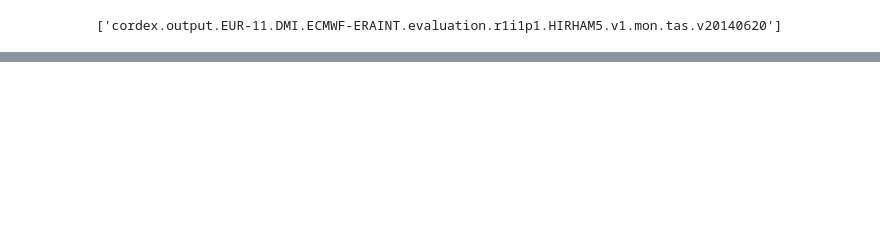
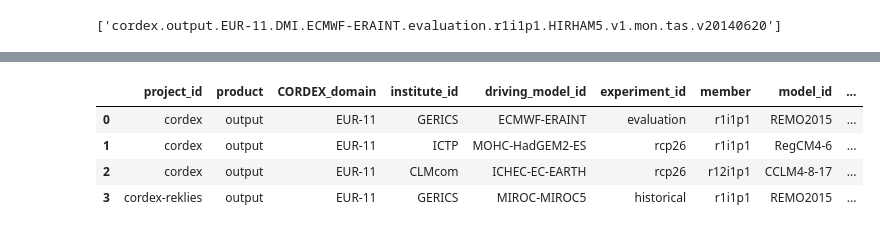
Before and after one commit to euro-cordex/cordex-aws, a Jupyter notebook: notebooks/recipe-creation.ipynb, the cells around one changed output, grey strips where cells are left out. Saved outputs shown, nothing was run; the diff lists cells and outputs as text; code cells hidden in the pictures; blank space fills up the shorter version.

```diff
--- a/notebooks/recipe-creation.ipynb
+++ b/notebooks/recipe-creation.ipynb
@@ -42,0 +56,9 @@ test_parsing()
+# %%
+df = pd.read_csv('s3://euro-cordex/catalog/CORDEX.csv')
+df
+# %% [output]
+|  | project_id | product | CORDEX_domain | institute_id | driving_model_id | experiment_id | member | model_id | ... |
+| 0 | cordex | output | EUR-11 | GERICS | ECMWF-ERAINT | evaluation | r1i1p1 | REMO2015 | ... |
+| 1 | cordex | output | EUR-11 | ICTP | MOHC-HadGEM2-ES | rcp26 | r1i1p1 | RegCM4-6 | ... |
+| 2 | cordex | output | EUR-11 | CLMcom | ICHEC-EC-EARTH | rcp26 | r12i1p1 | CCLM4-8-17 | ... |
+| 3 | cordex-reklies | output | EUR-11 | GERICS | MIROC-MIROC5 | historical | r1i1p1 | REMO2015 | ... |
```
Also changed, not shown: parts of 11 cells of this notebook, 1 other file.
